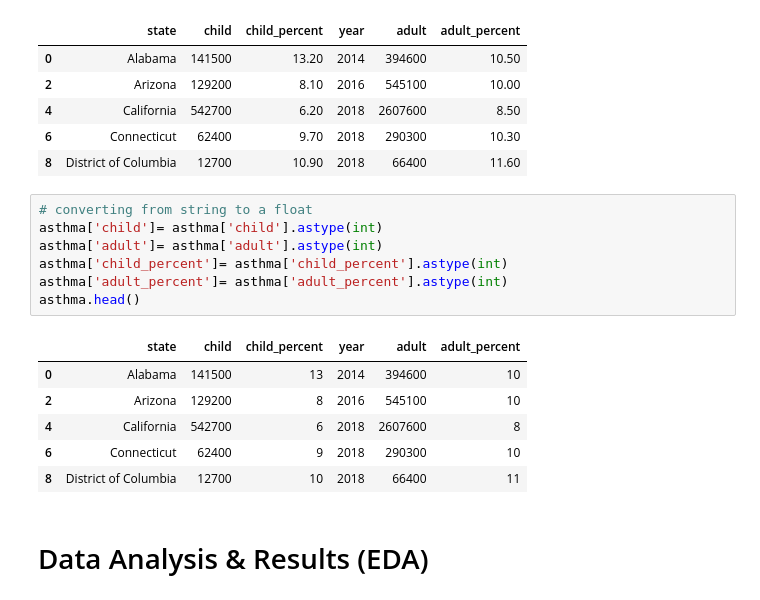
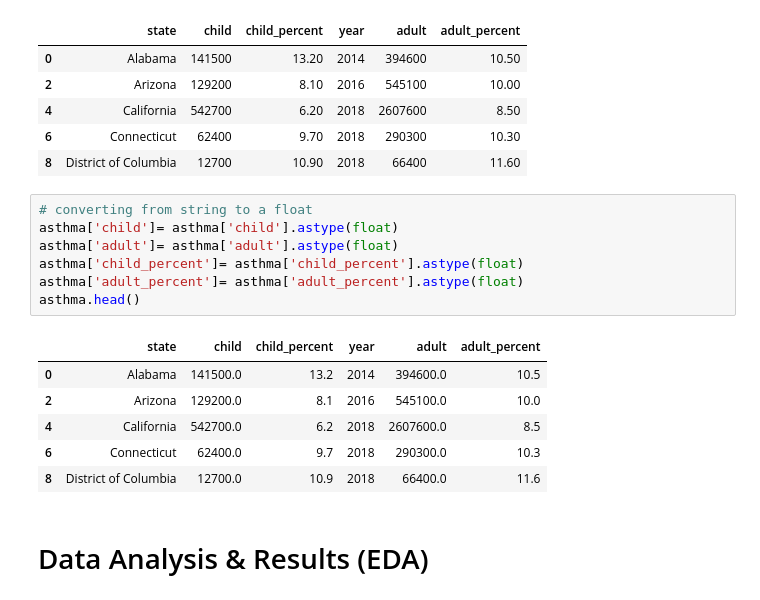
Before and after one commit to tintrungp/COGS108_Repo, a Jupyter notebook: EDACheckpointGroup017Sp22.ipynb, the cells around one changed output. Cells and saved outputs as stored; diff of their text form.

```diff
--- a/EDACheckpointGroup017Sp22.ipynb
+++ b/EDACheckpointGroup017Sp22.ipynb
@@ -177,18 +178,18 @@ asthma.head()
 | 8 | District of Columbia | 12700 | 10.90 | 2018 | 66400 | 11.60 |
 # %%
 # converting from string to a float
-asthma['child']= asthma['child'].astype(int)
-asthma['adult']= asthma['adult'].astype(int)
-asthma['child_percent']= asthma['child_percent'].astype(int)
-asthma['adult_percent']= asthma['adult_percent'].astype(int)
+asthma['child']= asthma['child'].astype(float)
+asthma['adult']= asthma['adult'].astype(float)
+asthma['child_percent']= asthma['child_percent'].astype(float)
+asthma['adult_percent']= asthma['adult_percent'].astype(float)
 asthma.head()
 # %% [output]
 |  | state | child | child_percent | year | adult | adult_percent |
-| 0 | Alabama | 141500 | 13 | 2014 | 394600 | 10 |
-| 2 | Arizona | 129200 | 8 | 2016 | 545100 | 10 |
-| 4 | California | 542700 | 6 | 2018 | 2607600 | 8 |
-| 6 | Connecticut | 62400 | 9 | 2018 | 290300 | 10 |
-| 8 | District of Columbia | 12700 | 10 | 2018 | 66400 | 11 |
+| 0 | Alabama | 141500.0 | 13.2 | 2014 | 394600.0 | 10.5 |
+| 2 | Arizona | 129200.0 | 8.1 | 2016 | 545100.0 | 10.0 |
+| 4 | California | 542700.0 | 6.2 | 2018 | 2607600.0 | 8.5 |
+| 6 | Connecticut | 62400.0 | 9.7 | 2018 | 290300.0 | 10.3 |
+| 8 | District of Columbia | 12700.0 | 10.9 | 2018 | 66400.0 | 11.6 |
 # %% [markdown]
 # Data Analysis & Results (EDA)
 # %% [markdown]
```
Also changed, not shown: parts of 11 cells of this notebook.
